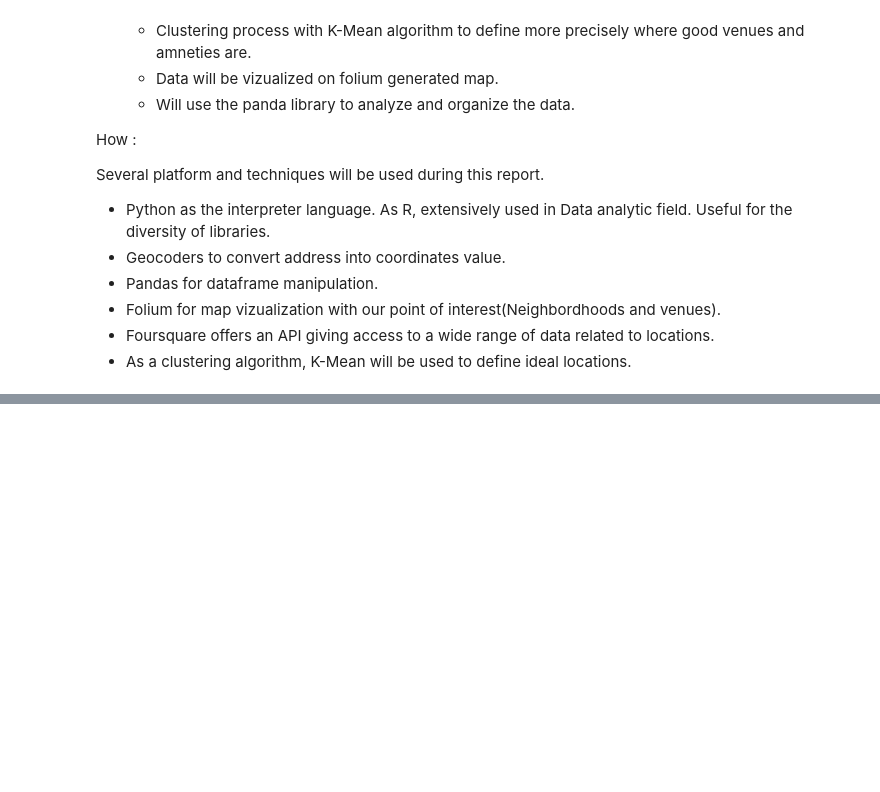
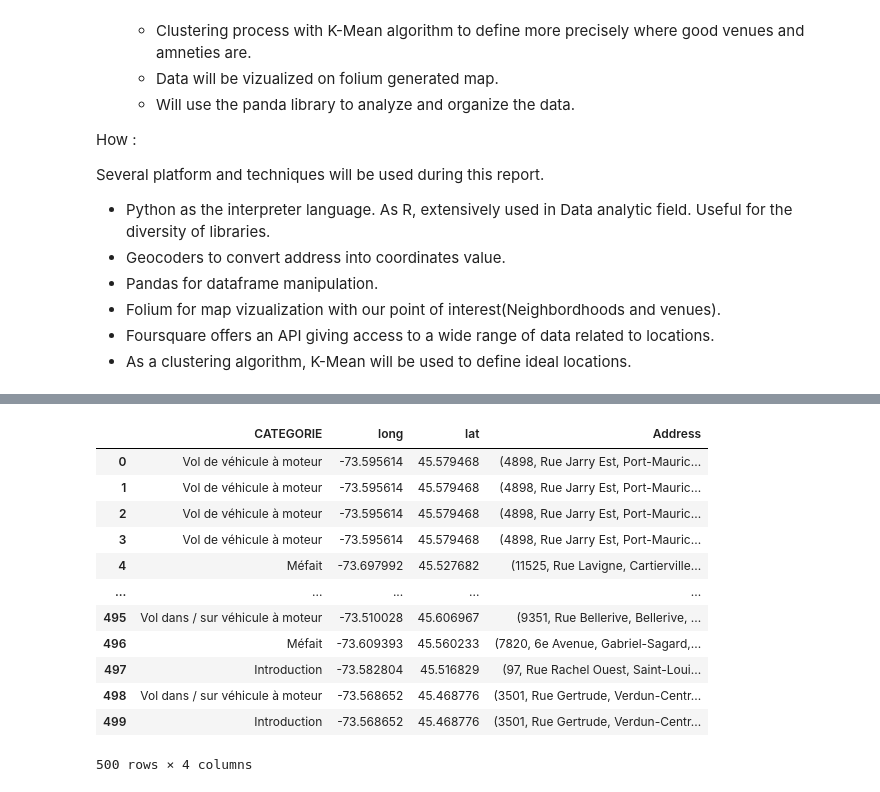
Before and after one commit to AdilEzzaam/Coursera_Capstone, a Jupyter notebook: TheBattleOfNeighbourhoodsW4.ipynb, the cells around one changed output, grey strips where cells are left out. Saved outputs shown, nothing was run; the diff lists cells and outputs as text; code cells hidden in the pictures; blank space fills up the shorter version.

```diff
--- a/TheBattleOfNeighbourhoodsW4.ipynb
+++ b/TheBattleOfNeighbourhoodsW4.ipynb
@@ -273,10 +257,9 @@ montrealcrime = pd.read_csv(StringIO(r.text))
 montrealcrime = pd.DataFrame(montrealcrime)
 montrealcrime['DATE'] = pd.to_datetime(montrealcrime['DATE'])
 montrealcrime.sort_values('DATE',inplace=True,ascending=False)
-montrealcrime = montrealcrime[(montrealcrime['DATE'] > '2019-06-01') & (montrealcrime['DATE'] < '2020-01-01')]
+montrealcrime = montrealcrime[(montrealcrime['DATE'] > '2019-12-01') & (montrealcrime['DATE'] < '2020-06-06')]
 montrealcrime.rename(columns={'LONGITUDE':'long','LATITUDE':'lat'}, inplace=True)
 montrealcrime.drop(['QUART', 'PDQ','X','Y','DATE'], axis=1, inplace=True)
-montrealcrime.head()
-#columns_titles = ["long","lat"]
+montrealcrime = montrealcrime[montrealcrime.long != 1]
 #montrealcrime=montrealcrime.reindex(columns=columns_titles)
 #montrealcrime.shape
@@ -317,0 +322,16 @@ test
+# %%
+montrealcrime.head(500)
+# %% [output]
+|  | CATEGORIE | long | lat | Address |
+| 0 | Vol de véhicule à moteur | -73.595614 | 45.579468 | (4898, Rue Jarry Est, Port-Mauric... |
+| 1 | Vol de véhicule à moteur | -73.595614 | 45.579468 | (4898, Rue Jarry Est, Port-Mauric... |
+| 2 | Vol de véhicule à moteur | -73.595614 | 45.579468 | (4898, Rue Jarry Est, Port-Mauric... |
+| 3 | Vol de véhicule à moteur | -73.595614 | 45.579468 | (4898, Rue Jarry Est, Port-Mauric... |
+| 4 | Méfait | -73.697992 | 45.527682 | (11525, Rue Lavigne, Cartierville... |
+| ... | ... | ... | ... | ... |
+| 495 | Vol dans / sur véhicule à moteur | -73.510028 | 45.606967 | (9351, Rue Bellerive, Bellerive, ... |
+| 496 | Méfait | -73.609393 | 45.560233 | (7820, 6e Avenue, Gabriel-Sagard,... |
+| 497 | Introduction | -73.582804 | 45.516829 | (97, Rue Rachel Ouest, Saint-Loui... |
+| 498 | Vol dans / sur véhicule à moteur | -73.568652 | 45.468776 | (3501, Rue Gertrude, Verdun-Centr... |
+| 499 | Introduction | -73.568652 | 45.468776 | (3501, Rue Gertrude, Verdun-Centr... |
+500 rows × 4 columns
```
Also changed, not shown: parts of 18 cells of this notebook.
